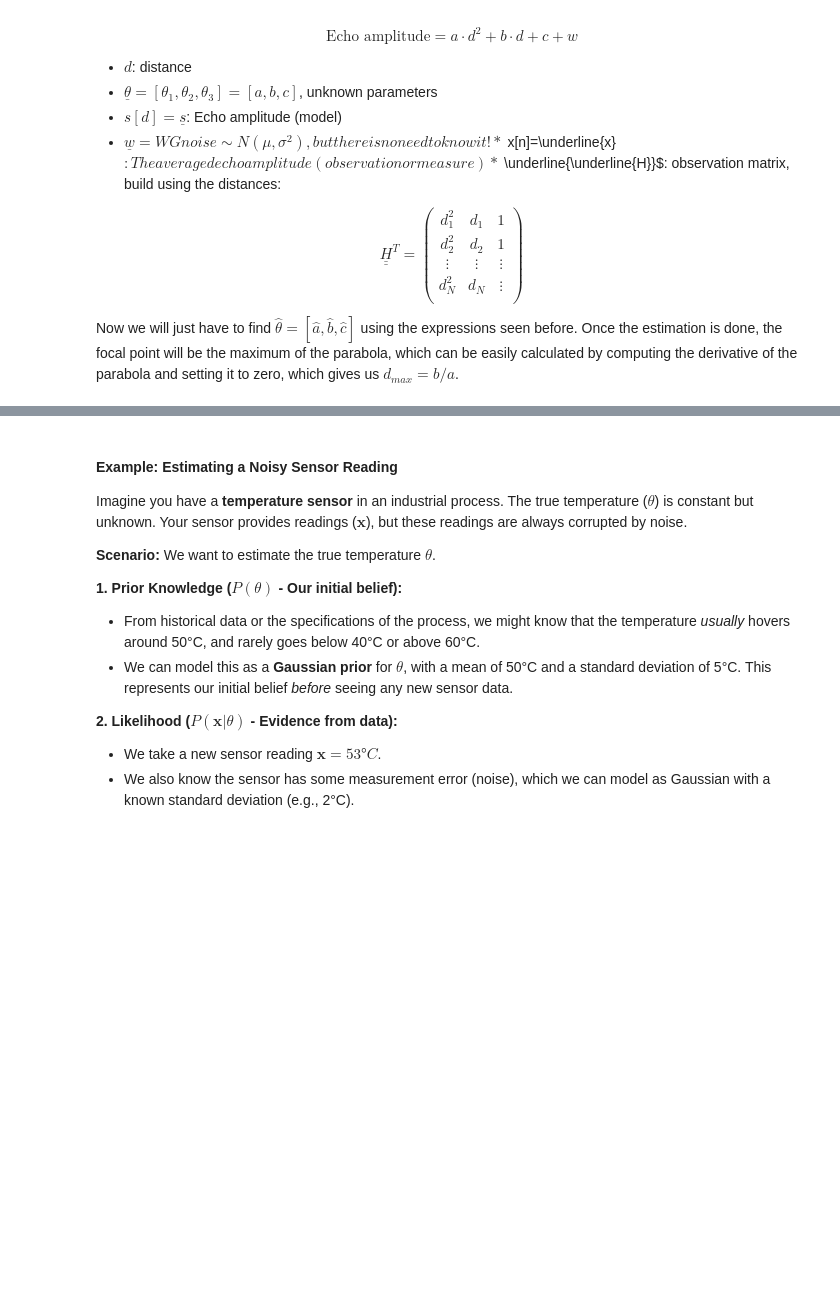
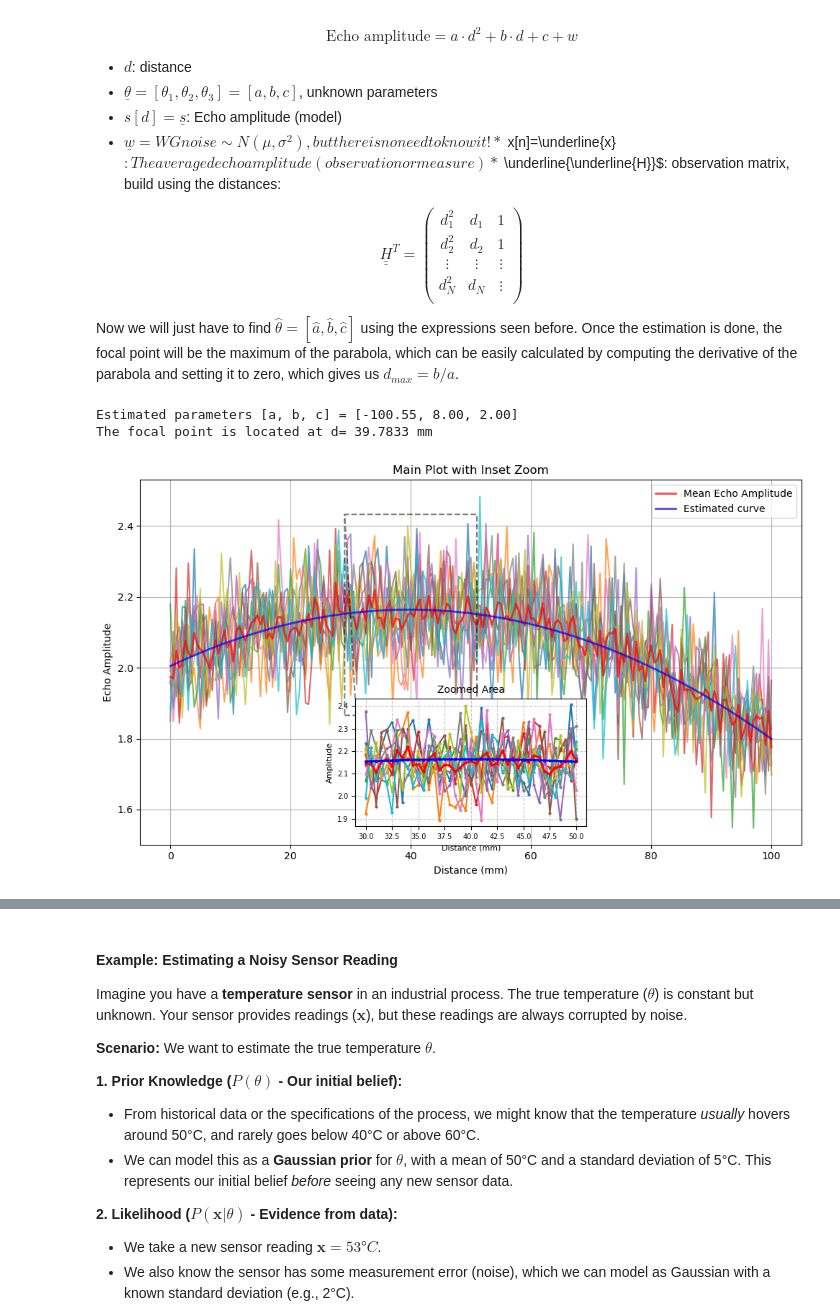
Before and after one commit to Alberto-Rodriguez-Martinez/statistical-signal-processing, a Jupyter notebook: notebooks/Estimation_Theory.ipynb, the cells around one changed output, grey strips where cells are left out. Drawn from its saved outputs; the diff is of its cells as text; code cells hidden in the pictures; blank space fills up the shorter version.

```diff
--- a/notebooks/Estimation_Theory.ipynb
+++ b/notebooks/Estimation_Theory.ipynb
@@ -444,7 +406,7 @@ $$
 
 Now we will just have to find $\hat{\theta}=[\hat{a}, \hat{b}, \hat{c}]$ using the expressions seen before. Once the estimation is done, the focal point will be the maximum of the parabola, which can be easily calculated by computing the derivative of the parabola and setting it to zero, which gives us $d_{max}=b/a$.
 # %%
-H = np.ones([len(x),3])
+H = np.ones([len(distance),3])
 H[:,1] = distance
 H[:,0] = distance**2
 theta_hat = np.dot(np.dot(np.linalg.inv(np.dot(H.T, H)), H.T), Mean_Echo_Amp)
@@ -477,31 +439,35 @@ ax.legend()
 #   - Have a width of 30% of the parent axes width
 #   - Have a height of 30% of the parent axes height
 # Calculate x for centering: (1 - inset_width) / 2
 inset_width = 0.35
 inset_height = 0.35
 inset_x_centered = (1 - inset_width) / 2
 inset_y_bottom = 0.05 # A small value to place it near the bottom
 
 # Position the inset axes in the bottom-center
 axins = ax.inset_axes([inset_x_centered, inset_y_bottom, inset_width, inset_height])
 
 # Plot the zoomed data on the inset axes
 axins.plot(zoomed_distance*1000, zoomed_amplitude, linestyle='-', marker='.', markersize=4)
 axins.plot(zoomed_distance*1000, zoomed_mean_amplitude, linestyle='-', marker='.',
            color='red', lw=2, markersize=4, label='Zoomed Region')
 axins.plot(zoomed_distance*1000, zoomed_X, linestyle='-', marker='.',
            color='blue', lw=2, markersize=4, label='Zoomed Region')
 axins.set_title("Zoomed Area", fontsize=10) # Title for the inset
 axins.set_xlabel("Distance (mm)", fontsize=8) # Smaller labels for inset
 axins.set_ylabel("Amplitude", fontsize=8)
 axins.tick_params(labelsize=7) # Smaller tick labels
 axins.grid(True, linestyle='--', alpha=0.7) # Grid for the inset
 
 # --- 4. (Optional but recommended) Indicate the zoomed region on the main plot ---
 # This draws a rectangle on the main plot to show exactly what area is being magnified.
 # And connects the inset box to the magnified region using lines.
 ax.indicate_inset_zoom(axins, edgecolor="black", linestyle='--', linewidth=1.5)
 
 plt.tight_layout() # Adjust layout to prevent overlapping elements
 plt.show()
+# %% [output]
+Estimated parameters [a, b, c] = [-100.55, 8.00, 2.00]
+The focal point is located at d= 39.7833 mm
+[figure, added]
 # %% [markdown]
```
Also changed, not shown: parts of 17 cells of this notebook.
